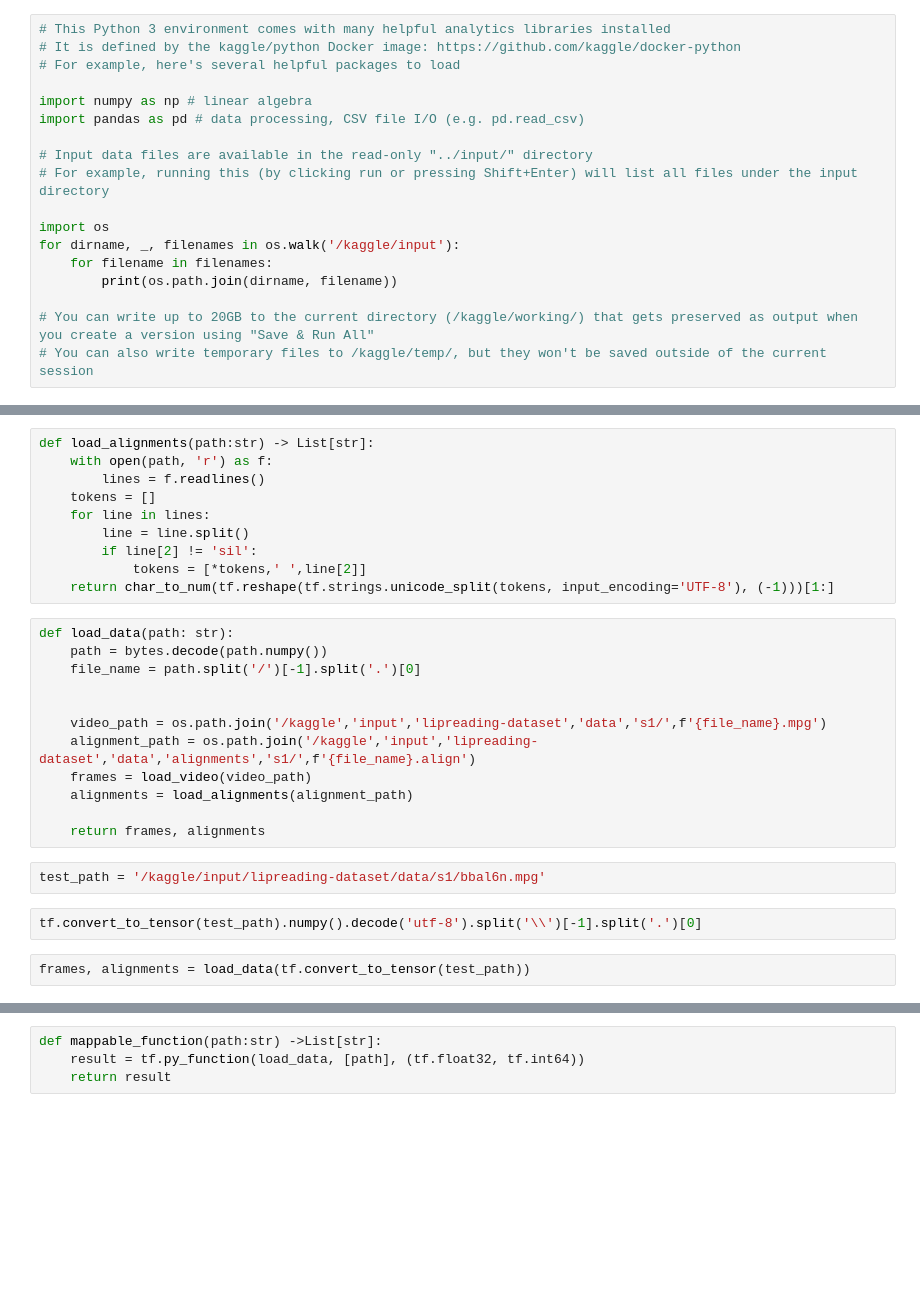
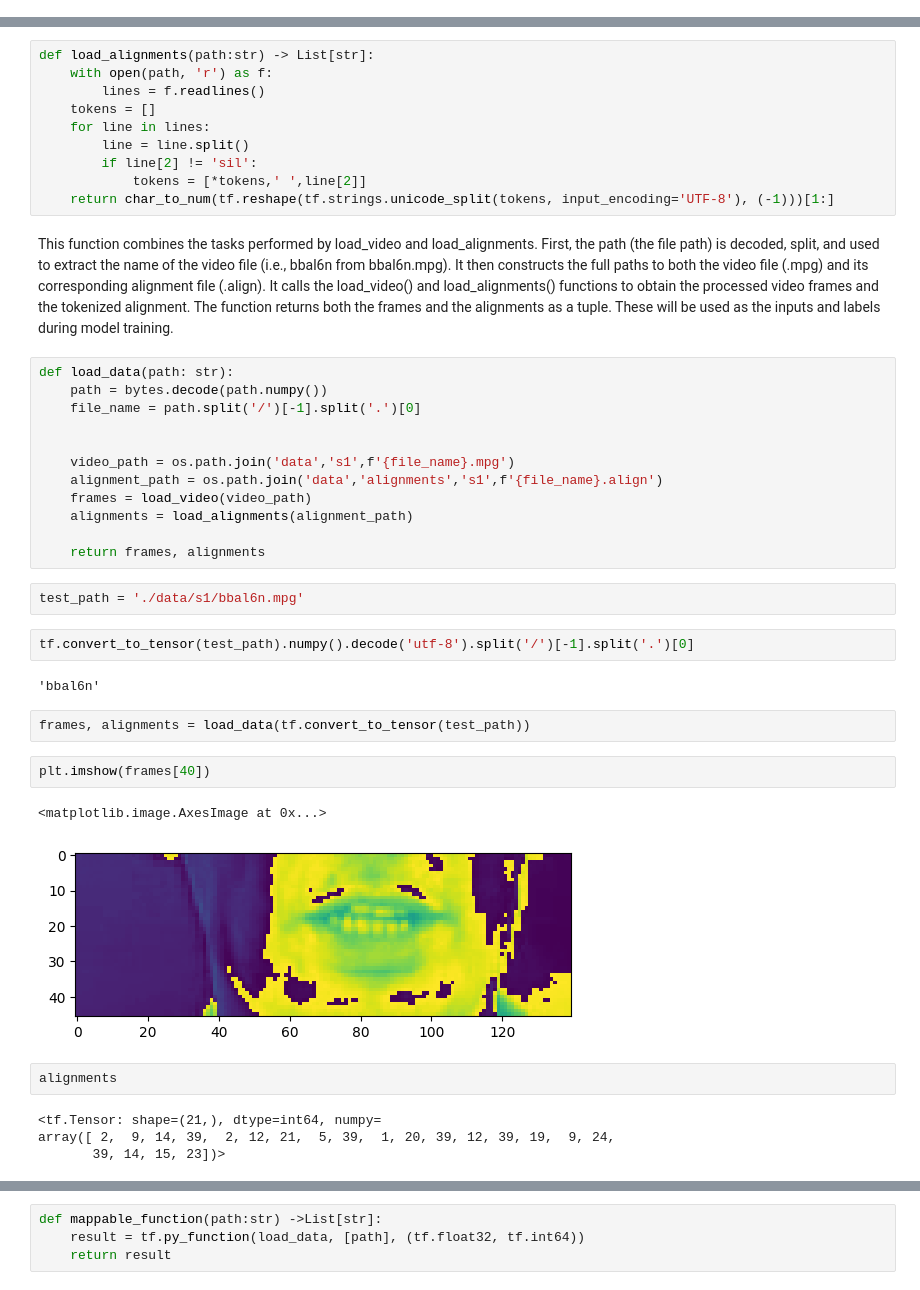
Before and after one commit to Kingx959/Neural-Networks, a Jupyter notebook: LipNet_Model.ipynb, the cells around one changed output, grey strips where cells are left out. Drawn from its saved outputs; the diff is of its cells as text; blank space fills up the shorter version.

```diff
--- a/LipNet_Model.ipynb
+++ b/LipNet_Model.ipynb
@@ -13,19 +3 @@ print('Data source import complete.')
-# %%
-# This Python 3 environment comes with many helpful analytics libraries installed
-# It is defined by the kaggle/python Docker image: https://github.com/kaggle/docker-python
-# For example, here's several helpful packages to load
-
-import numpy as np # linear algebra
-import pandas as pd # data processing, CSV file I/O (e.g. pd.read_csv)
-
-# Input data files are available in the read-only "../input/" directory
-# For example, running this (by clicking run or pressing Shift+Enter) will list all files under the input directory
-
-import os
-for dirname, _, filenames in os.walk('/kaggle/input'):
-    for filename in filenames:
-        print(os.path.join(dirname, filename))
-
-# You can write up to 20GB to the current directory (/kaggle/working/) that gets preserved as output when you create a version using "Save & Run All"
-# You can also write temporary files to /kaggle/temp/, but they won't be saved outside of the current session
 # %%
@@ -78,23 +128,42 @@ def load_alignments(path:str) -> List[str]:
         if line[2] != 'sil':
             tokens = [*tokens,' ',line[2]]
     return char_to_num(tf.reshape(tf.strings.unicode_split(tokens, input_encoding='UTF-8'), (-1)))[1:]
+# %% [markdown]
+This function combines the tasks performed by load_video and load_alignments.
+First, the path (the file path) is decoded, split, and used to extract the name of the video file (i.e., bbal6n from bbal6n.mpg).
+It then constructs the full paths to both the video file (.mpg) and its corresponding alignment file (.align).
+It calls the load_video() and load_alignments() functions to obtain the processed video frames and the tokenized alignment.
+The function returns both the frames and the alignments as a tuple. These will be used as the inputs and labels during model training.
 # %%
 def load_data(path: str):
     path = bytes.decode(path.numpy())
     file_name = path.split('/')[-1].split('.')[0]
 
 
-    video_path = os.path.join('/kaggle','input','lipreading-dataset','data','s1/',f'{file_name}.mpg')
-    alignment_path = os.path.join('/kaggle','input','lipreading-dataset','data','alignments','s1/',f'{file_name}.align')
+    video_path = os.path.join('data','s1',f'{file_name}.mpg')
+    alignment_path = os.path.join('data','alignments','s1',f'{file_name}.align')
     frames = load_video(video_path)
     alignments = load_alignments(alignment_path)
 
     return frames, alignments
 # %%
-test_path = '/kaggle/input/lipreading-dataset/data/s1/bbal6n.mpg'
+test_path = './data/s1/bbal6n.mpg'
 # %%
-tf.convert_to_tensor(test_path).numpy().decode('utf-8').split('\\')[-1].split('.')[0]
+tf.convert_to_tensor(test_path).numpy().decode('utf-8').split('/')[-1].split('.')[0]
+# %% [output]
+'bbal6n'
 # %%
 frames, alignments = load_data(tf.convert_to_tensor(test_path))
+# %%
+plt.imshow(frames[40])
+# %% [output]
+<matplotlib.image.AxesImage at 0x...>
+[figure, added]
+# %%
+alignments
+# %% [output]
+<tf.Tensor: shape=(21,), dtype=int64, numpy=
+array([ 2,  9, 14, 39,  2, 12, 21,  5, 39,  1, 20, 39, 12, 39, 19,  9, 24,
+       39, 14, 15, 23])>
 # %%
 tf.strings.reduce_join([bytes.decode(x) for x in num_to_char(alignments.numpy()).numpy()])
```
Also changed, not shown: parts of 57 cells of this notebook.
